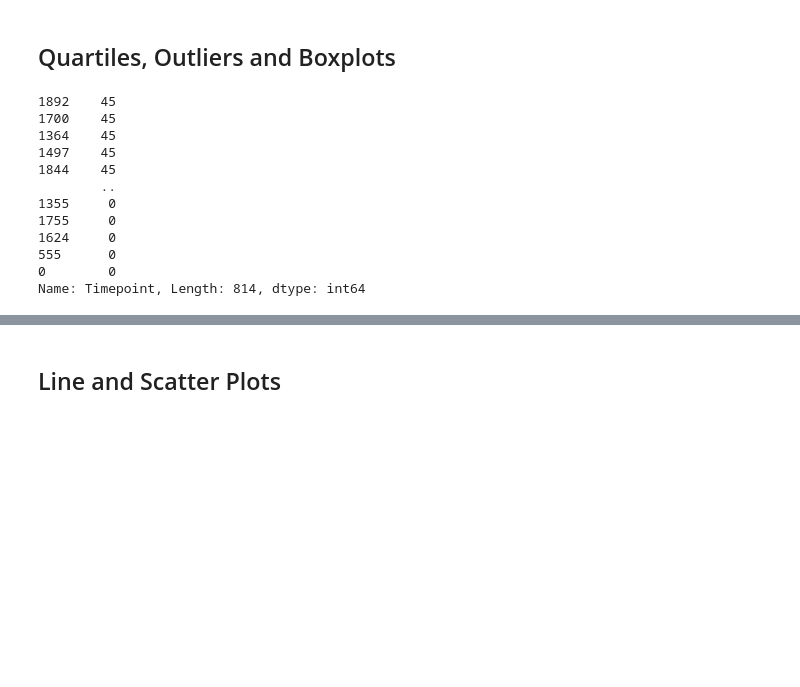
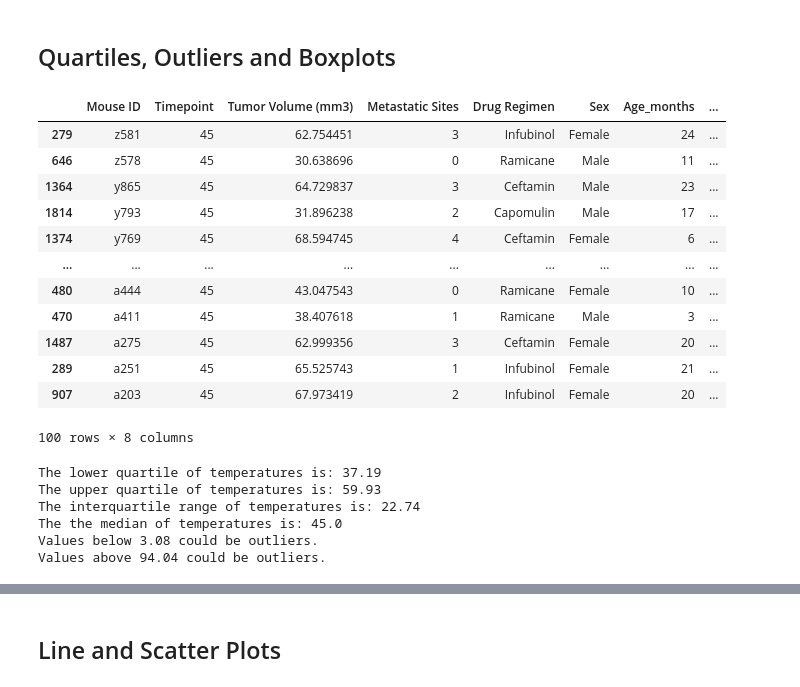
Before and after one commit to inkosi-codes/pyplot-challenge, a Jupyter notebook: pymaceutical_main.ipynb, the cells around one changed output, grey strips where cells are left out. Cells and saved outputs as stored; diff of their text form; code cells hidden in the pictures; blank space fills up the shorter version.

```diff
--- a/pymaceutical_main.ipynb
+++ b/pymaceutical_main.ipynb
@@ -166,20 +166,22 @@ plt.show()
 # %%
 # Calculate the final tumor volume of each mouse across four of the treatment regimens:
 # Capomulin, Ramicane, Infubinol, and Ceftamin
 
 qob_df = clean_combine_resultset.loc[clean_combine_resultset['Drug Regimen'].isin(['Capomulin','Ramicane','Infubinol','Ceftamin'])]
-
-sorted_df['Timepoint']
+sorted_df = qob_df.sort_values(by=['Mouse ID','Timepoint'],ascending=False)
+sorted_df = sorted_df.drop_duplicates(subset="Mouse ID", keep='first')
+sorted_df
 # %% [output]
+|  | Mouse ID | Timepoint | Tumor Volume (mm3) | Metastatic Sites | Drug Regimen | Sex | Age_months | ... |
+| 279 | z581 | 45 | 62.754451 | 3 | Infubinol | Female | 24 | ... |
+| 646 | z578 | 45 | 30.638696 | 0 | Ramicane | Male | 11 | ... |
+| 1364 | y865 | 45 | 64.729837 | 3 | Ceftamin | Male | 23 | ... |
+| 1814 | y793 | 45 | 31.896238 | 2 | Capomulin | Male | 17 | ... |
+| 1374 | y769 | 45 | 68.594745 | 4 | Ceftamin | Female | 6 | ... |
+| ... | ... | ... | ... | ... | ... | ... | ... | ... |
+| 480 | a444 | 45 | 43.047543 | 0 | Ramicane | Female | 10 | ... |
+| 470 | a411 | 45 | 38.407618 | 1 | Ramicane | Male | 3 | ... |
+| 1487 | a275 | 45 | 62.999356 | 3 | Ceftamin | Female | 20 | ... |
+| 289 | a251 | 45 | 65.525743 | 1 | Infubinol | Female | 21 | ... |
+| 907 | a203 | 45 | 67.973419 | 2 | Infubinol | Female | 20 | ... |
-1892    45
-1700    45
-1364    45
-1497    45
-1844    45
-        ..
-1355     0
-1755     0
-1624     0
-555      0
-0        0
-Name: Timepoint, Length: 814, dtype: int64
+100 rows × 8 columns
@@ -185,0 +194,22 @@ Name: Timepoint, Length: 814, dtype: int64
+# %%
+quartiles = tumor_vol.quantile([.25,.5,.75])
+lowerq = round(quartiles[0.25],2)
+upperq = round(quartiles[0.75],2)
+iqr = round(upperq-lowerq,2)
+
+print(f"The lower quartile of temperatures is: {lowerq}")
+print(f"The upper quartile of temperatures is: {upperq}")
+print(f"The interquartile range of temperatures is: {iqr}")
+print(f"The the median of temperatures is: {quartiles[0.5]} ")
+
+lower_bound = lowerq - (1.5*iqr)
+upper_bound = upperq + (1.5*iqr)
+print(f"Values below {round(lower_bound,2)} could be outliers.")
+print(f"Values above {round(upper_bound,2)} could be outliers.")
+# %% [output]
+The lower quartile of temperatures is: 37.19
+The upper quartile of temperatures is: 59.93
+The interquartile range of temperatures is: 22.74
+The the median of temperatures is: 45.0
+Values below 3.08 could be outliers.
+Values above 94.04 could be outliers.
```
Also changed, not shown: parts of 3 cells of this notebook.
